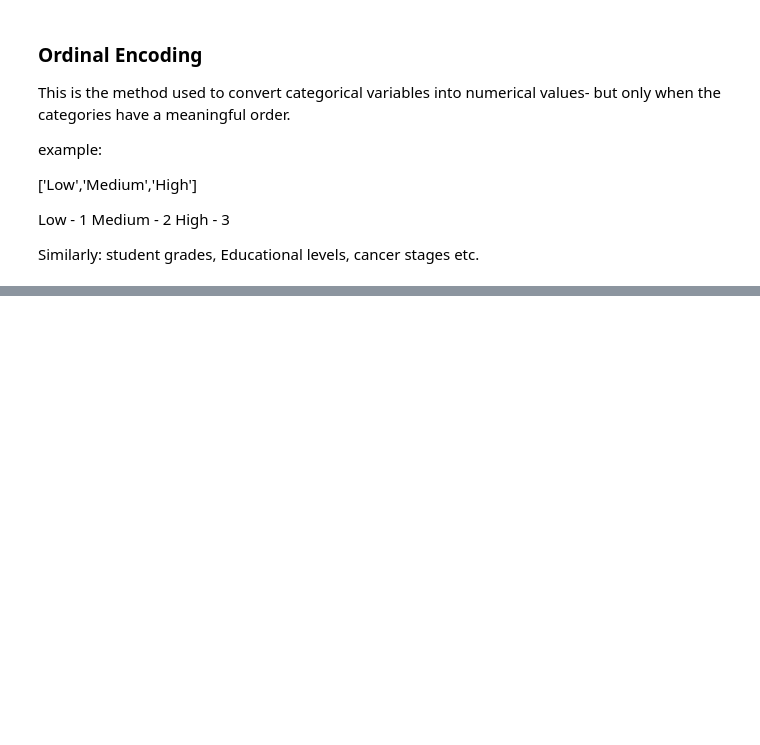
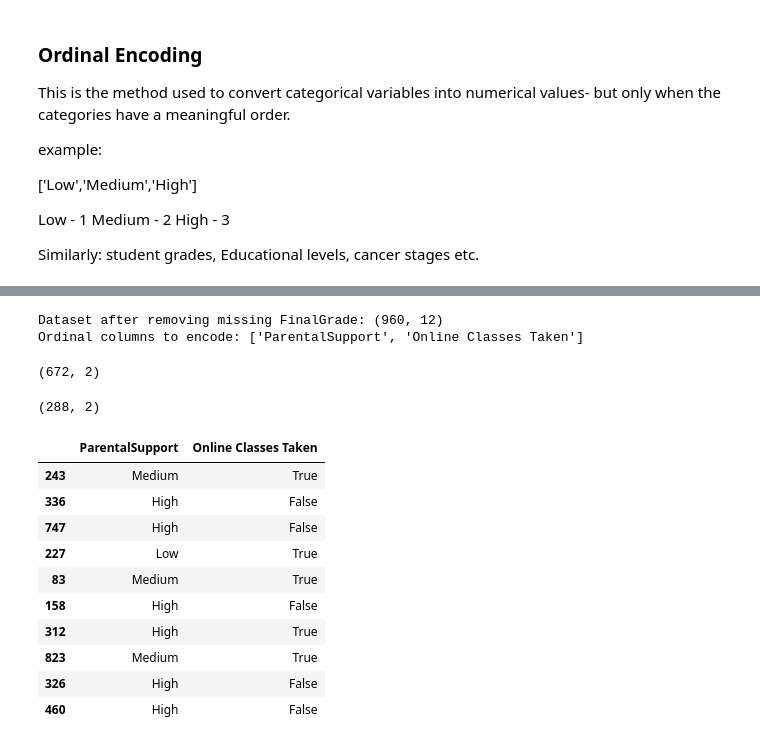
Before and after one commit to ChiranjeeviChennoju/Feature_engineering, a Jupyter notebook: Categorical_encoding/Categorical_encoding.ipynb, the cells around one changed output, grey strips where cells are left out. Cells and saved outputs as stored; diff of their text form; code cells hidden in the pictures; blank space fills up the shorter version.

```diff
--- a/Categorical_encoding/Categorical_encoding.ipynb
+++ b/Categorical_encoding/Categorical_encoding.ipynb
@@ -722,3 +722,5 @@ Medium - 2
 High - 3
 
 Similarly: student grades, Educational levels, cancer stages etc.
+# %%
+data3 = data.copy()
@@ -724,0 +757,6 @@ Similarly: student grades, Educational levels, cancer stages etc.
+# %%
+# Define ordinal variables with their natural ordering
+ordinal_mappings = {
+    'ParentalSupport': ['Low', 'Medium', 'High'],  # Natural order
+    'Online Classes Taken': [False, True]           # Binary order
+}
@@ -724,0 +776,47 @@ Similarly: student grades, Educational levels, cancer stages etc.
+# %%
+
+# ============================================================================
+# DATA PREPARATION
+# ============================================================================
+
+# Remove rows with missing target
+df_clean = data3.dropna(subset=['FinalGrade'])
+print(f"\nDataset after removing missing FinalGrade: {df_clean.shape}")
+
+# Select ordinal columns for encoding
+ordinal_cols = list(ordinal_mappings.keys())
+print(f"Ordinal columns to encode: {ordinal_cols}")
+
+# Create feature set and target
+X = df_clean[ordinal_cols].copy()
+y = df_clean['FinalGrade']
+
+# Train-test split
+X_train, X_test, y_train, y_test = train_test_split(
+    X, y, test_size=0.3, random_state=42
+)
+# %% [output]
+Dataset after removing missing FinalGrade: (960, 12)
+Ordinal columns to encode: ['ParentalSupport', 'Online Classes Taken']
+# %%
+X_train.shape
+# %% [output]
+(672, 2)
+# %%
+X_test.shape
+# %% [output]
+(288, 2)
+# %%
+X_train.head(10)
+# %% [output]
+|  | ParentalSupport | Online Classes Taken |
+| 243 | Medium | True |
+| 336 | High | False |
+| 747 | High | False |
+| 227 | Low | True |
+| 83 | Medium | True |
+| 158 | High | False |
+| 312 | High | True |
+| 823 | Medium | True |
+| 326 | High | False |
+| 460 | High | False |
```
Also changed, not shown: parts of 20 cells of this notebook.
